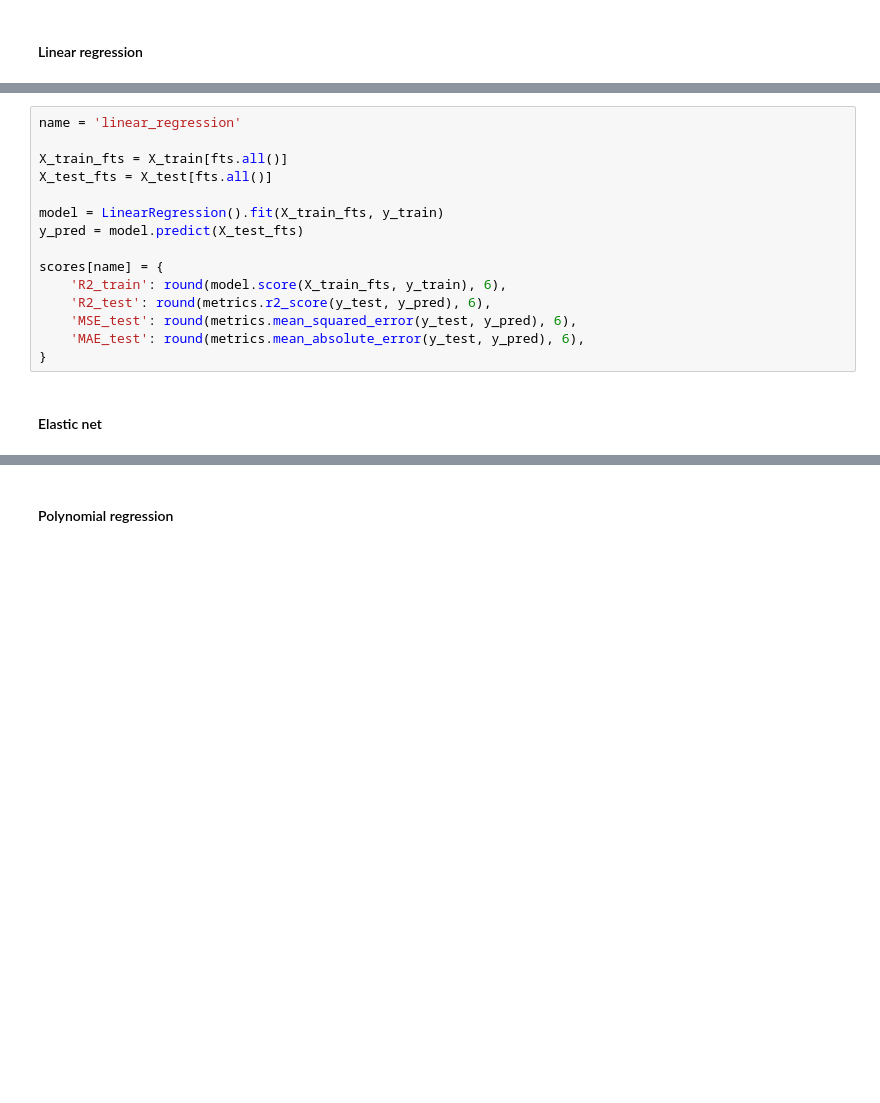
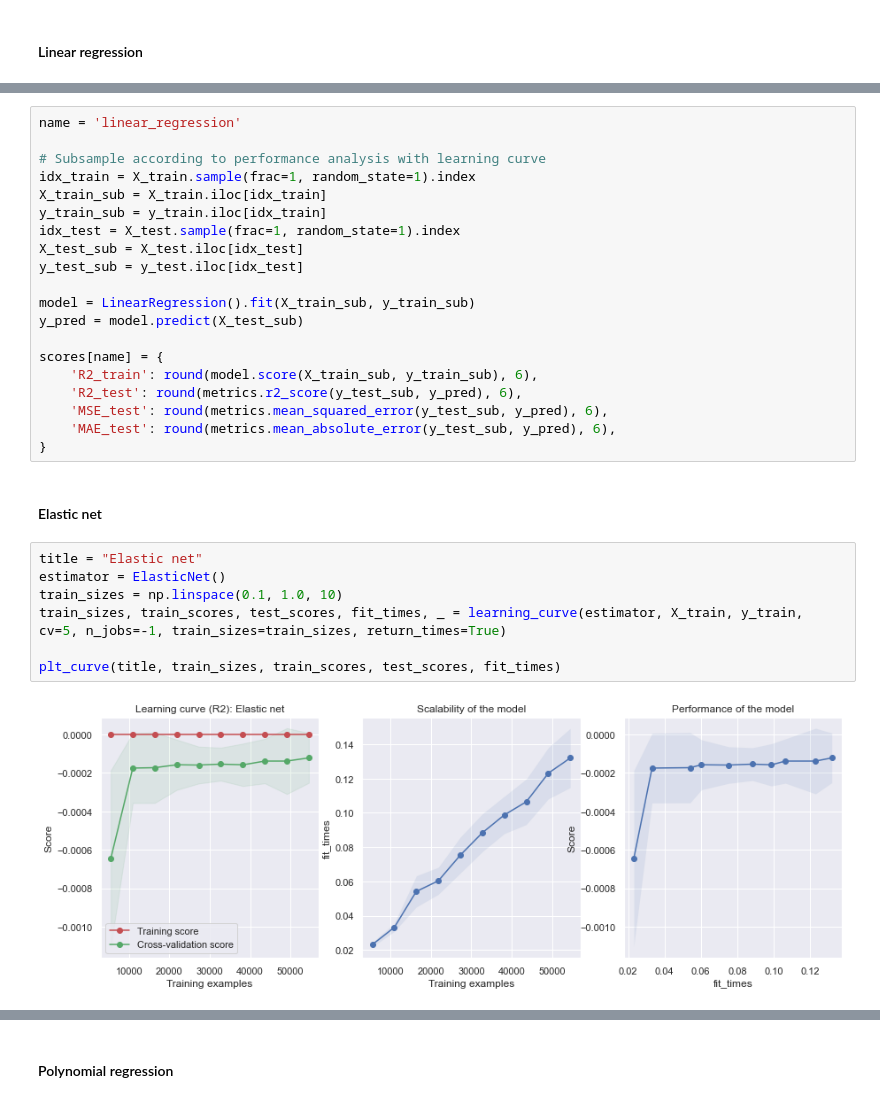
Before and after one commit to Julietvr/bds, a Jupyter notebook: regression/m1_2_regressions.ipynb, the cells around one changed output, grey strips where cells are left out. Drawn from its saved outputs; the diff is of its cells as text; blank space fills up the shorter version.

```diff
--- a/regression/m1_2_regressions.ipynb
+++ b/regression/m1_2_regressions.ipynb
@@ -165,20 +190,34 @@ print(f'Benchmark: Train R2 for all features: {r2_train_bm}, Test R2 for all fea
 # %%
 name = 'linear_regression'
 
-X_train_fts = X_train[fts.all()]
-X_test_fts = X_test[fts.all()]
+# Subsample according to performance analysis with learning curve
+idx_train = X_train.sample(frac=1, random_state=1).index
+X_train_sub = X_train.iloc[idx_train]
+y_train_sub = y_train.iloc[idx_train]
+idx_test = X_test.sample(frac=1, random_state=1).index
+X_test_sub = X_test.iloc[idx_test]
+y_test_sub = y_test.iloc[idx_test]
 
-model = LinearRegression().fit(X_train_fts, y_train)
-y_pred = model.predict(X_test_fts)
+model = LinearRegression().fit(X_train_sub, y_train_sub)
+y_pred = model.predict(X_test_sub)
 
 scores[name] = {
-    'R2_train': round(model.score(X_train_fts, y_train), 6),
-    'R2_test': round(metrics.r2_score(y_test, y_pred), 6),
-    'MSE_test': round(metrics.mean_squared_error(y_test, y_pred), 6),
-    'MAE_test': round(metrics.mean_absolute_error(y_test, y_pred), 6),
+    'R2_train': round(model.score(X_train_sub, y_train_sub), 6),
+    'R2_test': round(metrics.r2_score(y_test_sub, y_pred), 6),
+    'MSE_test': round(metrics.mean_squared_error(y_test_sub, y_pred), 6),
+    'MAE_test': round(metrics.mean_absolute_error(y_test_sub, y_pred), 6),
 }
 # %% [markdown]
 #### Elastic net
+# %%
+title = "Elastic net"
+estimator = ElasticNet()
+train_sizes = np.linspace(0.1, 1.0, 10)
+train_sizes, train_scores, test_scores, fit_times, _ = learning_curve(estimator, X_train, y_train, cv=5, n_jobs=-1, train_sizes=train_sizes, return_times=True)
+
+plt_curve(title, train_sizes, train_scores, test_scores, fit_times)
+# %% [output]
+[figure, added]
 # %%
 name = 'elastic_net'
 
```
Also changed, not shown: parts of 19 cells of this notebook, 3 other files.
